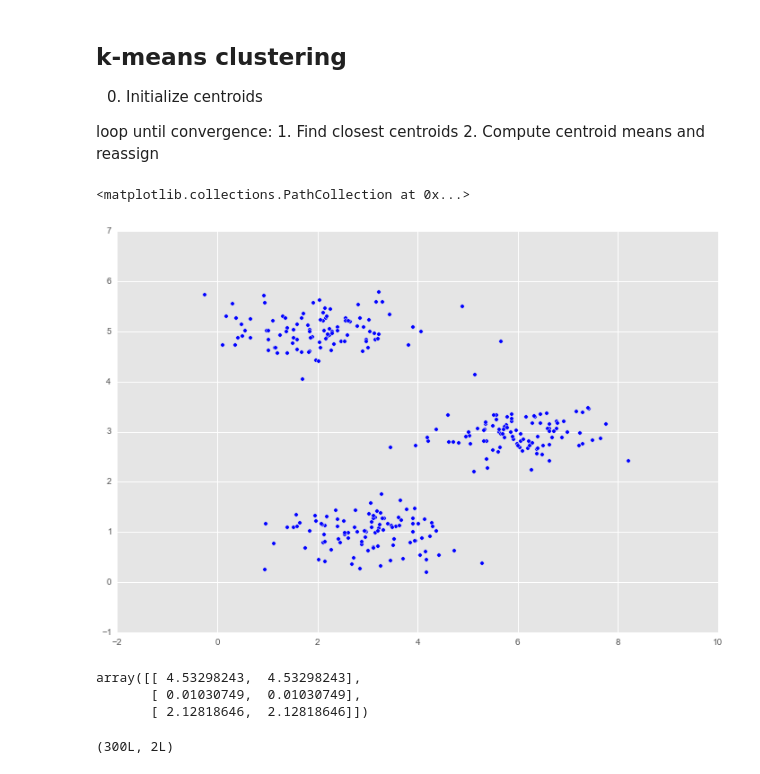
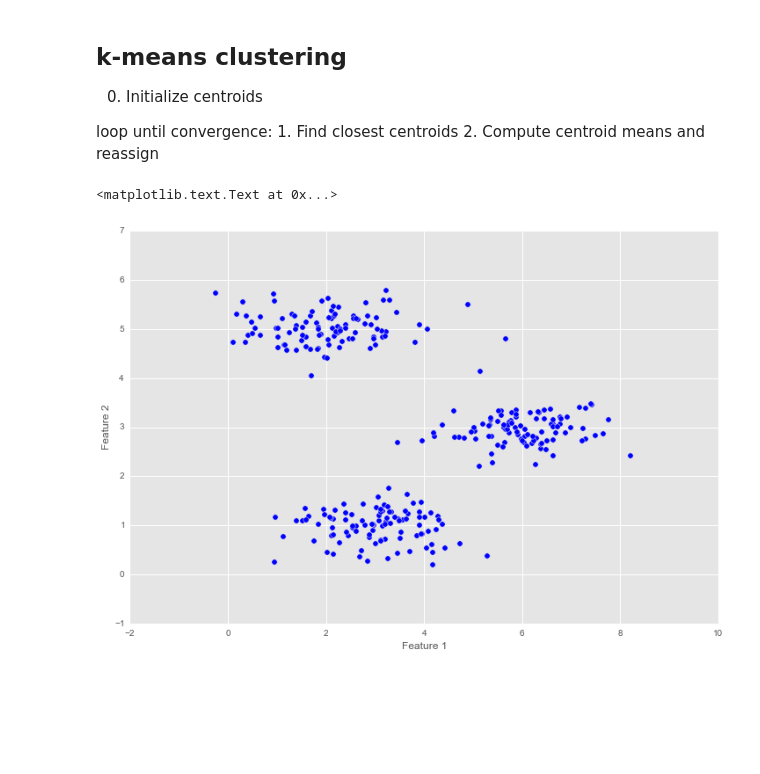
Before and after one commit to Sandeep42/machine-learning-coursera-on-your-face, a Jupyter notebook: Exercise 7 k-means and principal component analysis.ipynb, the cells around one changed output. Saved outputs shown, nothing was run; the diff lists cells and outputs as text; code cells hidden in the pictures; blank space fills up the shorter version.

```diff
--- a/Exercise 7 k-means and principal component analysis.ipynb
+++ b/Exercise 7 k-means and principal component analysis.ipynb
@@ -26,10 +26,12 @@ data = loadmat('res/ex7data2.mat')
 # %%
 data1= data['X']
 # %%
-plt.scatter(data1[:,0], data1[:,1])
+plt.scatter(data1[:,0], data1[:,1],s=40)
+plt.xlabel('Feature 1')
+plt.ylabel('Feature 2')
 # %% [output]
-<matplotlib.collections.PathCollection at 0x...>
+<matplotlib.text.Text at 0x...>
-[figure, old version]
+[figure, new version]
 # %%
 def kMeansInitCentroids(X,K):
     (m,n) = X.shape
@@ -74,13 +77,3 @@ X = np.c_[data1[:,0],data1[:,1]]
 initial_centroids = kMeansInitCentroids(X, 3)
 # %%
 centroids, idx = runKmeans(X, initial_centroids, max_iters = 100)
-# %%
-centroids
-# %% [output]
-array([[ 4.53298243,  4.53298243],
-       [ 0.01030749,  0.01030749],
-       [ 2.12818646,  2.12818646]])
-# %%
-X.shape
-# %% [output]
-(300L, 2L)
```
Also changed, not shown: parts of 6 cells of this notebook.
